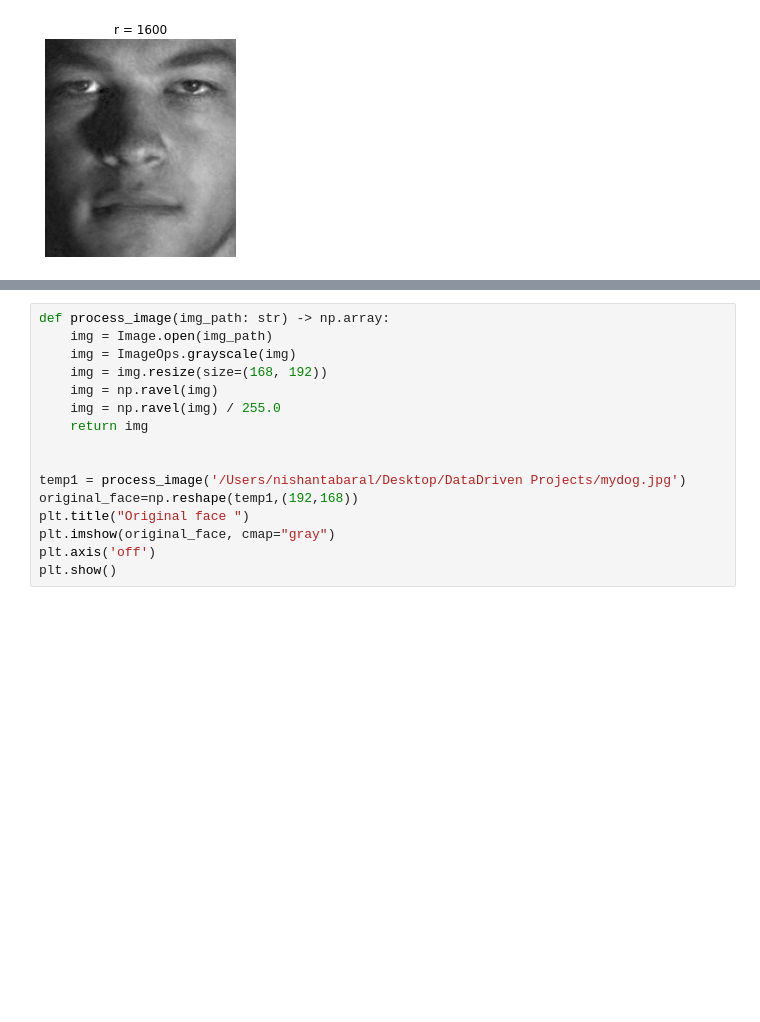
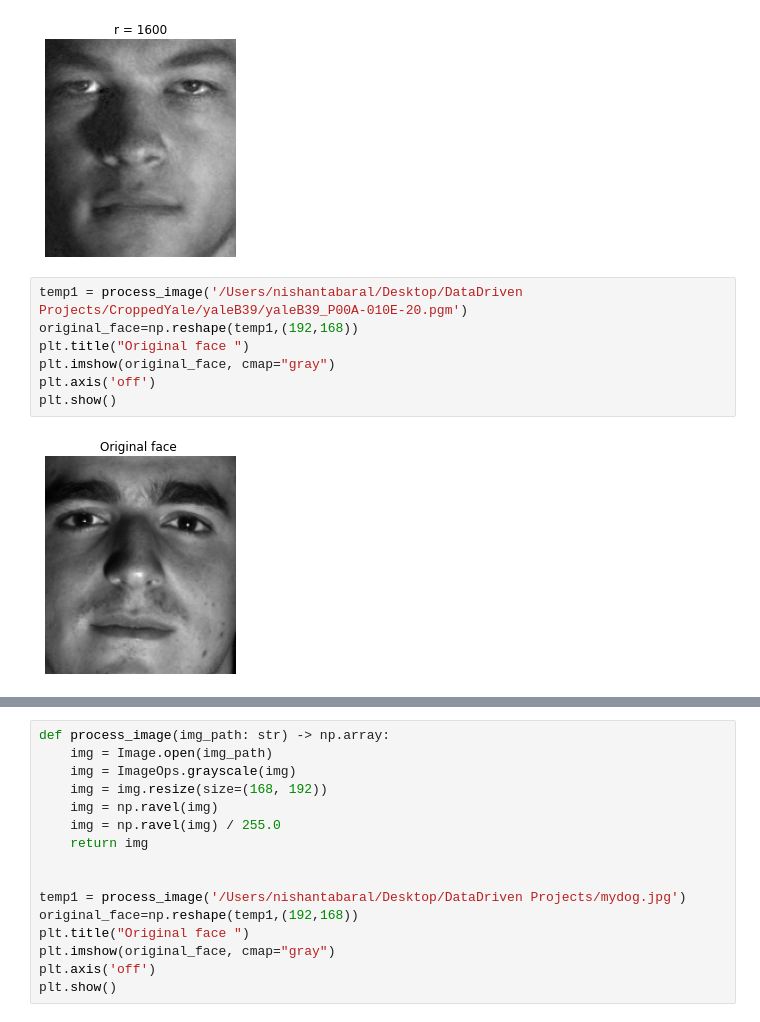
Before and after one commit to NishantaBaral/Yale-Eigenfaces, a Jupyter notebook: Assignment 3.ipynb, the cells around one changed output, grey strips where cells are left out. Saved outputs shown, nothing was run; the diff lists cells and outputs as text; blank space fills up the shorter version.

```diff
--- a/Assignment 3.ipynb
+++ b/Assignment 3.ipynb
@@ -178,3 +178,12 @@ for r in r_list:
 [figure]
 [figure]
 [figure]
+# %%
+temp1 = process_image('/Users/nishantabaral/Desktop/DataDriven Projects/CroppedYale/yaleB39/yaleB39_P00A-010E-20.pgm')
+original_face=np.reshape(temp1,(192,168))
+plt.title("Original face ")
+plt.imshow(original_face, cmap="gray")
+plt.axis('off')
+plt.show()
+# %% [output]
+[figure, added]
```
Also changed, not shown: parts of 9 cells of this notebook.
